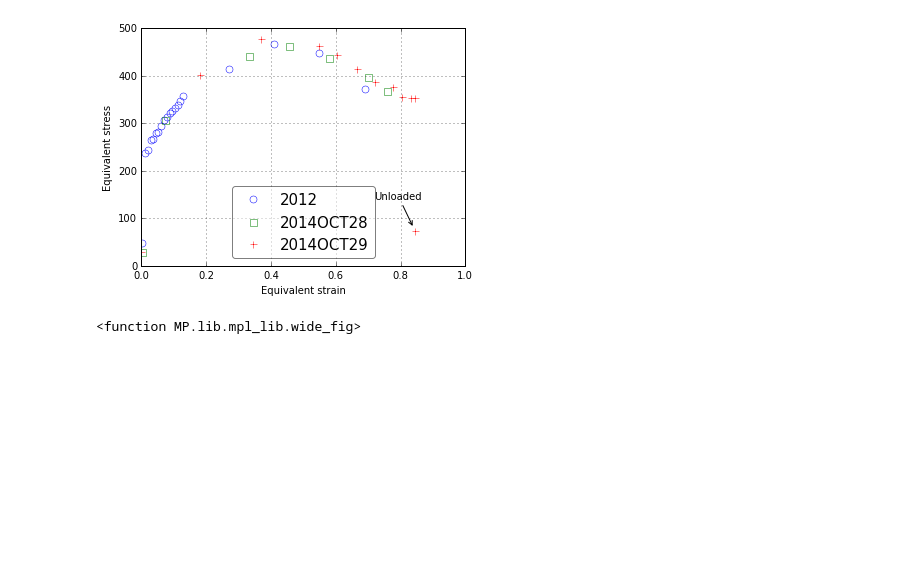
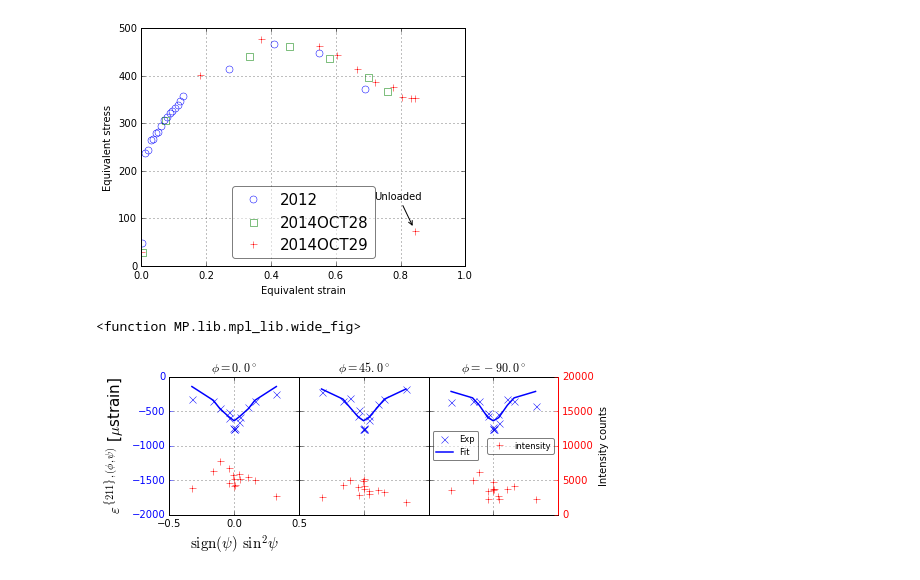
Before and after one commit to usnistgov/DiffStress, a Jupyter notebook: tutorials/Stress-strain-IFsteel-BB.ipynb, the cells around one changed output. Cells and saved outputs as stored; diff of their text form; code cells hidden in the pictures; blank space fills up the shorter version.

```diff
--- a/tutorials/Stress-strain-IFsteel-BB.ipynb
+++ b/tutorials/Stress-strain-IFsteel-BB.ipynb
@@ -103,7 +103,7 @@ istp=13
 dataContainer=RS_2012
 
 fig=mpl_lib.wide_fig(
-    ifig=1,nw=3,w0=0,ws=0.5,w1=0,uw=3,
+    ifig=111,nw=3,w0=0,ws=0.5,w1=0,uw=3,
     left=0.15,right=0.25,nh=1,h0=0.2,h1=0,
     down=0.08,up=0.10,iarange=True)
 
@@ -113,41 +113,47 @@ for iphi in xrange(3):
     y = dataContainer.EXP.ehkl[istp,iphi,:]*1e6-dataContainer.IG.ig[istp,iphi,:]*1e6
     x = dataContainer.EXP.psis[::]
     x=np.sign(x)*np.sin(x*np.pi/180.)**2
-    axes[iphi].plot(x,y,'x',label='Exp')
+    axes[iphi].plot(x,y,'bx',label='Exp')
 
     y=dataContainer.Eis[istp,iphi,:]*1e6
-    axes[iphi].plot(x,y,'-',label='Fit')
+    axes[iphi].plot(x,y,'b-',label='Fit')
 
     axes[iphi].set_title(r'$\phi=%3.1f^\circ$'%(dataContainer.EXP.phis[iphi]))
     axes[iphi].locator_params(nbins=4)
     axes_label.__deco__(ax=axes[iphi],iopt=0,hkl='211',ipsi_opt=1)
 
     axes[iphi].set_ylim(-2000,000)
     axes[iphi].set_xlim(-0.5,0.5)
 
 for iphi in xrange(3):
     ax=axes[iphi].twinx()
     #axes[iphi].set_xlim(-1.0,1.0)
 
     intensity = []
     for i in xrange(14):
         intensity.append(dataContainer.EXP.P_scan[istp].protophi[iphi].ppscans[i].ints)
 
     ax.plot(x,intensity,'r+',label='intensity')
     ax.set_ylim(0.,20000)
 
     if iphi==0:
-        ax.legend(loc='center left')
+        ax.legend(loc='center right')
         ax.set_ylabel('Intensity counts')
     ax.set_xlim(-0.5,0.5)
 
-axes[0].legend(loc='center right')
+axes[0].legend(loc='center left')
+fig.axes[3].tick_params(axis='y', colors='red')
+fig.axes[3].spines['right'].set_color('red')
+fig.axes[0].tick_params(axis='y', colors='blue')
+fig.axes[0].spines['left'].set_color('blue')
 
 for iphi in xrange(2):
     mpl_lib.rm_lab(fig.axes[iphi+1],axis='x')
     mpl_lib.rm_lab(fig.axes[iphi+1],axis='y')
     mpl_lib.rm_lab(fig.axes[iphi+4],axis='x')
     mpl_lib.rm_lab(fig.axes[iphi+4],axis='y')
 
 fig.savefig('ExpExample.pdf',bbox_inches='tight')
 fig.savefig('ExpExample.png',bbox_inches='tight')
+# %% [output]
+[figure, added]
```
Also changed, not shown: 2 other files.
